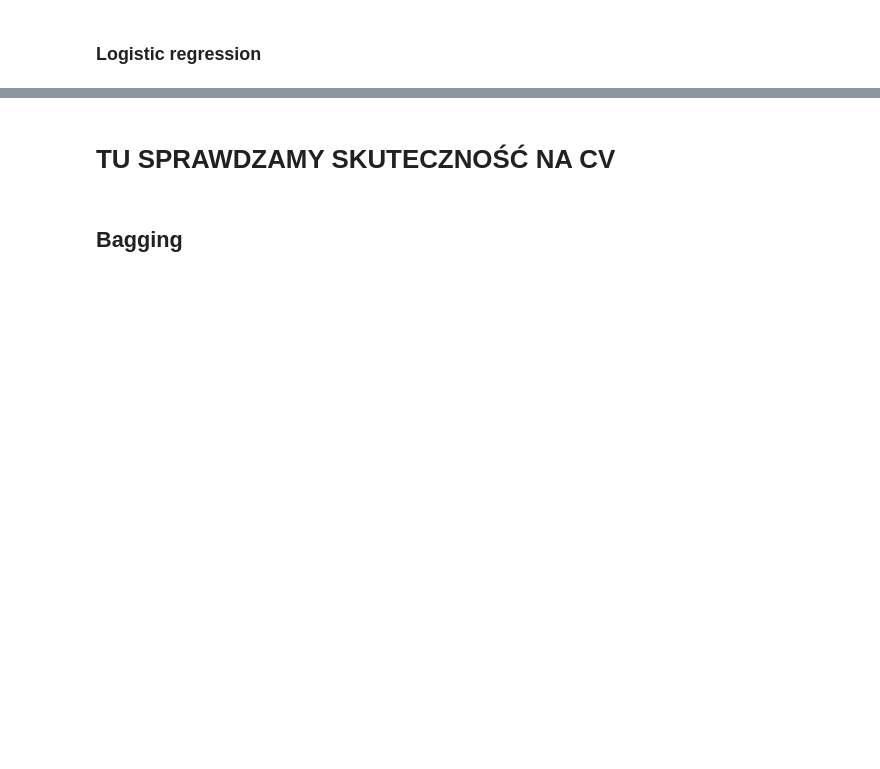
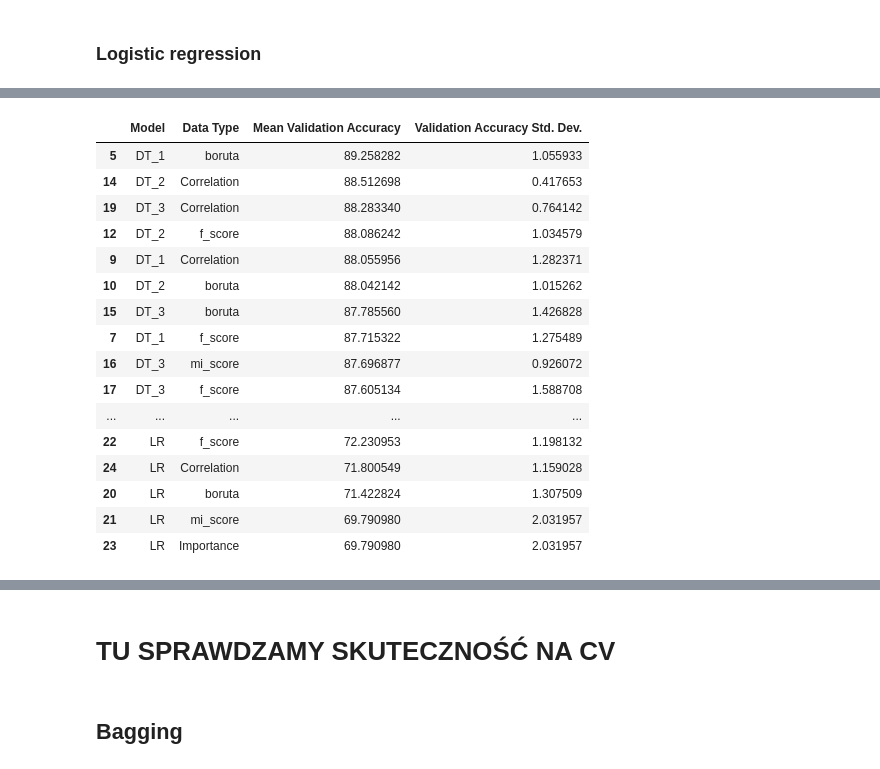
Before and after one commit to melkri/ML_classification, a Jupyter notebook: scripts/03_Models.ipynb, the cells around one changed output, grey strips where cells are left out. Saved outputs shown, nothing was run; the diff lists cells and outputs as text; code cells hidden in the pictures; blank space fills up the shorter version.

```diff
--- a/scripts/03_Models.ipynb
+++ b/scripts/03_Models.ipynb
@@ -259,0 +519,7 @@ results_LR_new
+# %%
+model_names = ['SVC', 'DT_1', 'DT_2', 'DT_3', 'LR', 'KNN']
+# %%
+# dictinary with models to use in cross_validation_accuracy function
+normal_models = {}
+for model_name, model in zip(model_names, models):
+    normal_models[model_name] = model
@@ -259,0 +562,2 @@ results_LR_new
+# %%
+cv_results_normal_models = cross_validation_accuracy(normal_models, df_new, x_cols_new, y_col)
@@ -259,0 +584,20 @@ results_LR_new
+# %%
+cv_results_normal_models.sort_values(by=['Mean Validation Accuracy'], ascending=[False])
+# %% [output]
+|  | Model | Data Type | Mean Validation Accuracy | Validation Accuracy Std. Dev. |
+| 5 | DT_1 | boruta | 89.258282 | 1.055933 |
+| 14 | DT_2 | Correlation | 88.512698 | 0.417653 |
+| 19 | DT_3 | Correlation | 88.283340 | 0.764142 |
+| 12 | DT_2 | f_score | 88.086242 | 1.034579 |
+| 9 | DT_1 | Correlation | 88.055956 | 1.282371 |
+| 10 | DT_2 | boruta | 88.042142 | 1.015262 |
+| 15 | DT_3 | boruta | 87.785560 | 1.426828 |
+| 7 | DT_1 | f_score | 87.715322 | 1.275489 |
+| 16 | DT_3 | mi_score | 87.696877 | 0.926072 |
+| 17 | DT_3 | f_score | 87.605134 | 1.588708 |
+| ... | ... | ... | ... | ... |
+| 22 | LR | f_score | 72.230953 | 1.198132 |
+| 24 | LR | Correlation | 71.800549 | 1.159028 |
+| 20 | LR | boruta | 71.422824 | 1.307509 |
+| 21 | LR | mi_score | 69.790980 | 2.031957 |
+| 23 | LR | Importance | 69.790980 | 2.031957 |
```
Also changed, not shown: parts of 27 cells of this notebook.
